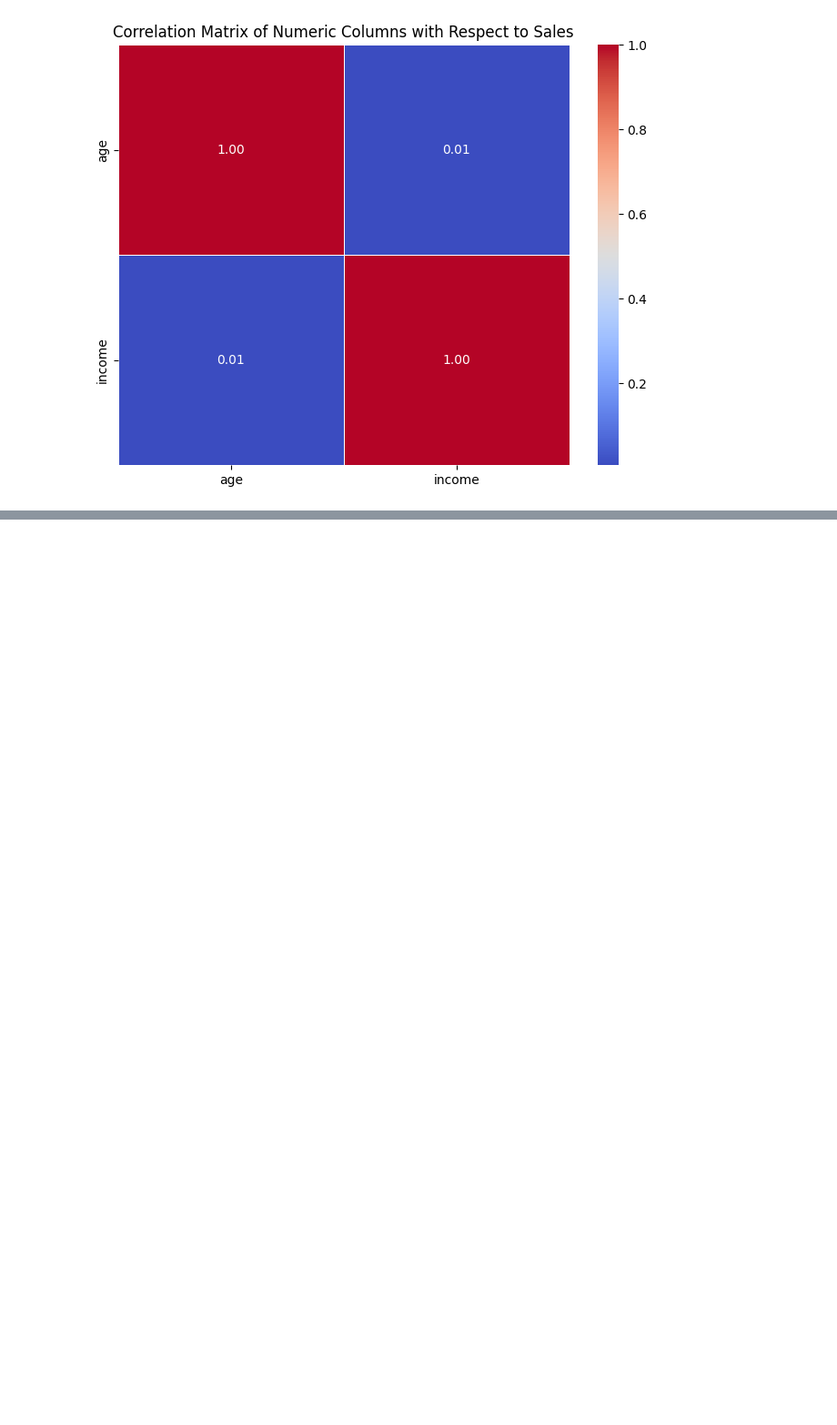
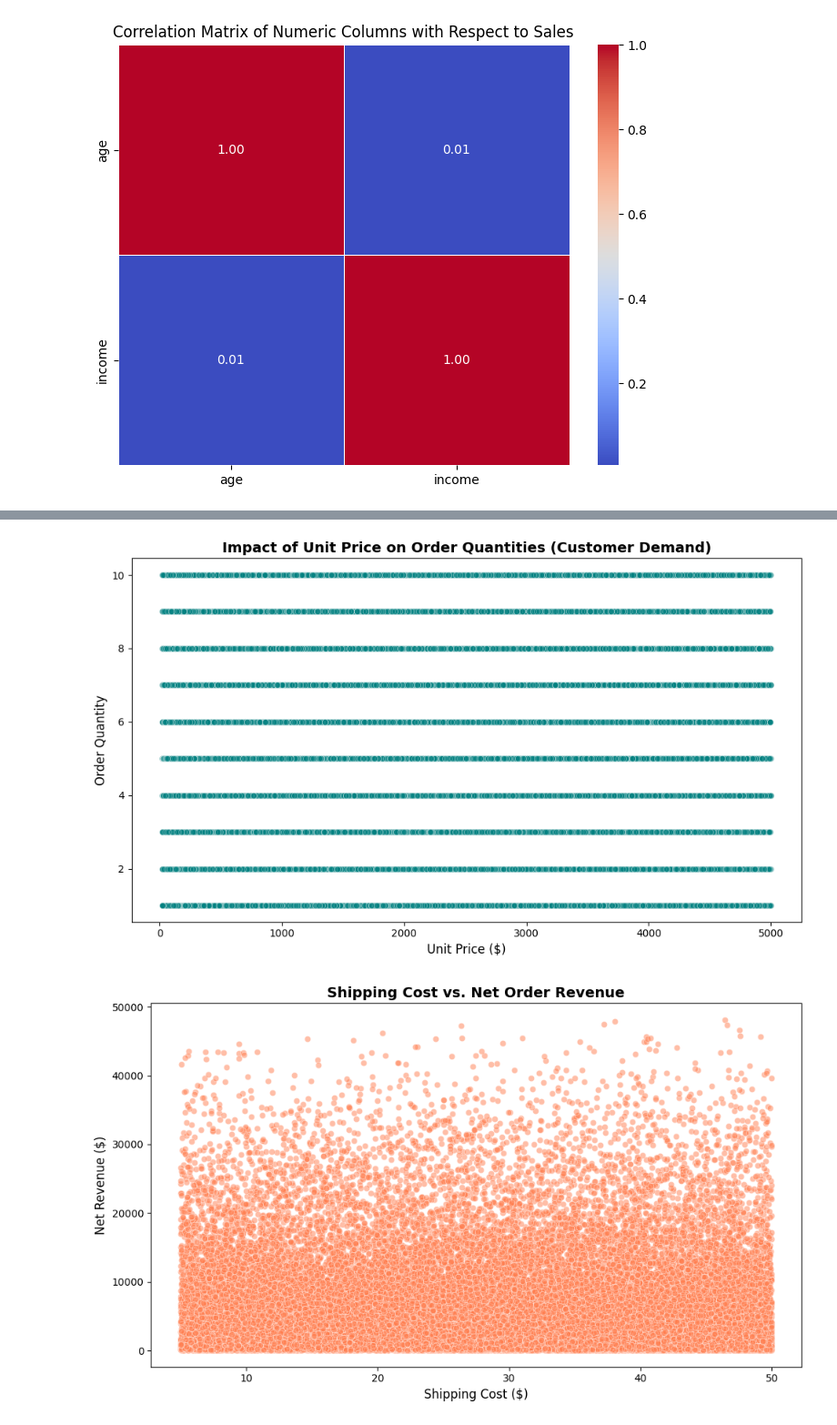
Before and after one commit to 4kahing-glitch/Lhub-Capstone-Project-Lai-Ka-Hing, a Jupyter notebook: Capstone_Purchase_Analysis.ipynb, the cells around one changed output, grey strips where cells are left out. Shown at 91% size. Drawn from its saved outputs; the diff is of its cells as text; code cells hidden in the pictures; blank space fills up the shorter version.

```diff
--- a/Capstone_Purchase_Analysis.ipynb
+++ b/Capstone_Purchase_Analysis.ipynb
@@ -134,0 +209,56 @@ Correlation Matrix:
+# %%
+import pandas as pd
+import numpy as np
+import matplotlib.pyplot as plt
+import seaborn as sns
+
+# Assuming df_merged is already created from Objective 1,
+# or we merge the datasets again to ensure it's self-contained:
+url_customer = 'https://raw.githubusercontent.com/4kahing-glitch/Lhub-Capstone-Project-Lai-Ka-Hing/refs/heads/main/customer.csv'
+url_purchase = 'https://raw.githubusercontent.com/4kahing-glitch/Lhub-Capstone-Project-Lai-Ka-Hing/refs/heads/main/purchase.csv'
+
+df_customer = pd.read_csv(url_customer)
+df_purchase = pd.read_csv(url_purchase)
+df_merged = pd.merge(df_purchase, df_customer, on='customer_id', how='inner')
+
+# Calculate basic financial metrics per order
+df_merged['gross_revenue'] = df_merged['price'] * df_merged['quantity']
+df_merged['discount_amount'] = df_merged['gross_revenue'] * df_merged['discount']
+df_merged['net_revenue'] = df_merged['gross_revenue'] - df_merged['discount_amount']
+df_merged['tax_amount'] = df_merged['net_revenue'] * df_merged['tax']
+
+# --- VISUALIZATION 1: Impact of Unit Price on Order Quantity (Demand) ---
+plt.figure(figsize=(10, 6))
+sns.scatterplot(data=df_merged, x='price', y='quantity', alpha=0.5, color='teal')
+plt.title('Impact of Unit Price on Order Quantities (Customer Demand)', fontsize=14, fontweight='bold')
+plt.xlabel('Unit Price ($)', fontsize=12)
+plt.ylabel('Order Quantity', fontsize=12)
+plt.tight_layout()
+plt.show()
+
+# --- VISUALIZATION 2: Relationship Between Shipping Costs and Order Values ---
+plt.figure(figsize=(10, 6))
+sns.scatterplot(data=df_merged, x='shipping_cost', y='net_revenue', alpha=0.5, color='coral')
+plt.title('Shipping Cost vs. Net Order Revenue', fontsize=14, fontweight='bold')
+plt.xlabel('Shipping Cost ($)', fontsize=12)
+plt.ylabel('Net Revenue ($)', fontsize=12)
+plt.tight_layout()
+plt.show()
+
+# --- VISUALIZATION 3: Distribution of Taxes vs. Net Revenue by Product Category ---
+plt.figure(figsize=(12, 6))
+cat_tax = df_merged.groupby('product_name')[['net_revenue', 'tax_amount']].mean().reset_index()
+cat_tax_melted = cat_tax.melt(id_vars='product_name', value_vars=['net_revenue', 'tax_amount'],
+                              var_name='Metric', value_name='Average Amount ($)')
+
+sns.barplot(data=cat_tax_melted, x='product_name', y='Average Amount ($)', hue='Metric', palette='Set1')
+plt.title('Average Net Revenue vs. Tax Amount per Product Category', fontsize=14, fontweight='bold')
+plt.xlabel('Product Category', fontsize=12)
+plt.ylabel('Average Amount ($)', fontsize=12)
+plt.xticks(rotation=45)
+plt.legend(title='Financial Metric')
+plt.tight_layout()
+plt.show()
+# %% [output]
+[figure, added]
+[figure, added]
```
Also changed, not shown: parts of 5 cells of this notebook.
